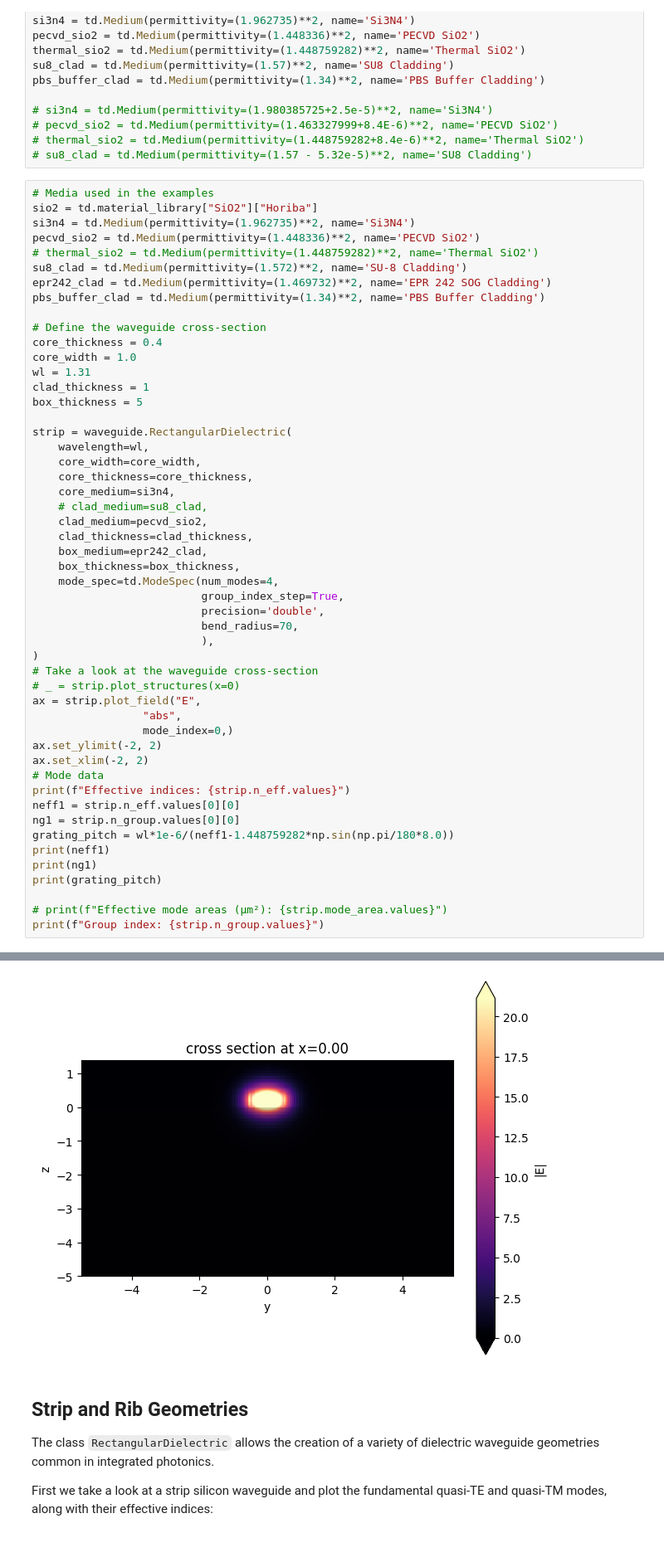
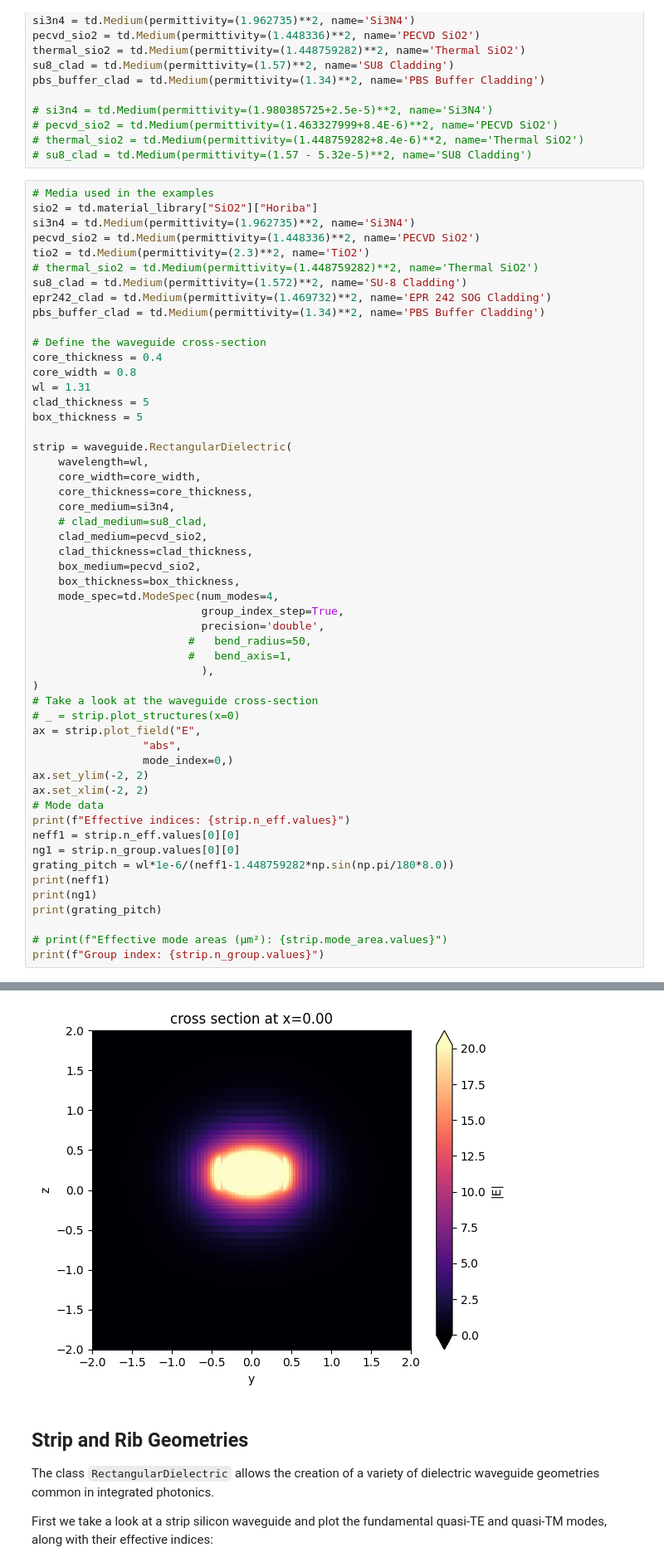
Before and after one commit to sp-sgundavarapu/tidy3d-notebooks, a Jupyter notebook: WaveguidePluginDemonstration.ipynb, the cells around one changed output, grey strips where cells are left out. Shown at 83% size. Cells and saved outputs as stored; diff of their text form; blank space fills up the shorter version.

```diff
--- a/WaveguidePluginDemonstration.ipynb
+++ b/WaveguidePluginDemonstration.ipynb
@@ -29,6 +29,7 @@ pbs_buffer_clad = td.Medium(permittivity=(1.34)**2, name='PBS Buffer Cladding')
 sio2 = td.material_library["SiO2"]["Horiba"]
 si3n4 = td.Medium(permittivity=(1.962735)**2, name='Si3N4')
 pecvd_sio2 = td.Medium(permittivity=(1.448336)**2, name='PECVD SiO2')
+tio2 = td.Medium(permittivity=(2.3)**2, name='TiO2')
 # thermal_sio2 = td.Medium(permittivity=(1.448759282)**2, name='Thermal SiO2')
 su8_clad = td.Medium(permittivity=(1.572)**2, name='SU-8 Cladding')
 epr242_clad = td.Medium(permittivity=(1.469732)**2, name='EPR 242 SOG Cladding')
@@ -36,9 +37,9 @@ pbs_buffer_clad = td.Medium(permittivity=(1.34)**2, name='PBS Buffer Cladding')
 
 # Define the waveguide cross-section
 core_thickness = 0.4
-core_width = 1.0
+core_width = 0.8
 wl = 1.31
-clad_thickness = 1
+clad_thickness = 5
 box_thickness = 5
 
 strip = waveguide.RectangularDielectric(
@@ -49,12 +50,13 @@ strip = waveguide.RectangularDielectric(
     # clad_medium=su8_clad,
     clad_medium=pecvd_sio2,
     clad_thickness=clad_thickness,
-    box_medium=epr242_clad,
+    box_medium=pecvd_sio2,
     box_thickness=box_thickness,
     mode_spec=td.ModeSpec(num_modes=4,
                           group_index_step=True,
                           precision='double',
-                          bend_radius=70,
+                        #   bend_radius=50,
+                        #   bend_axis=1,
                           ),
 )
 # Take a look at the waveguide cross-section
@@ -62,7 +64,7 @@ strip = waveguide.RectangularDielectric(
 ax = strip.plot_field("E",
                  "abs",
                  mode_index=0,)
-ax.set_ylimit(-2, 2)
+ax.set_ylim(-2, 2)
 ax.set_xlim(-2, 2)
 # Mode data
 print(f"Effective indices: {strip.n_eff.values}")
@@ -90,4 +98,4 @@ Group index: [[2.00723069 1.96602313 1.85369957 1.47255125]]
-[figure, old version]
+[figure, new version]
 # %% [markdown]
 ## Strip and Rib Geometries
 
```
Also changed, not shown: parts of 4 cells of this notebook, 7 other files.
